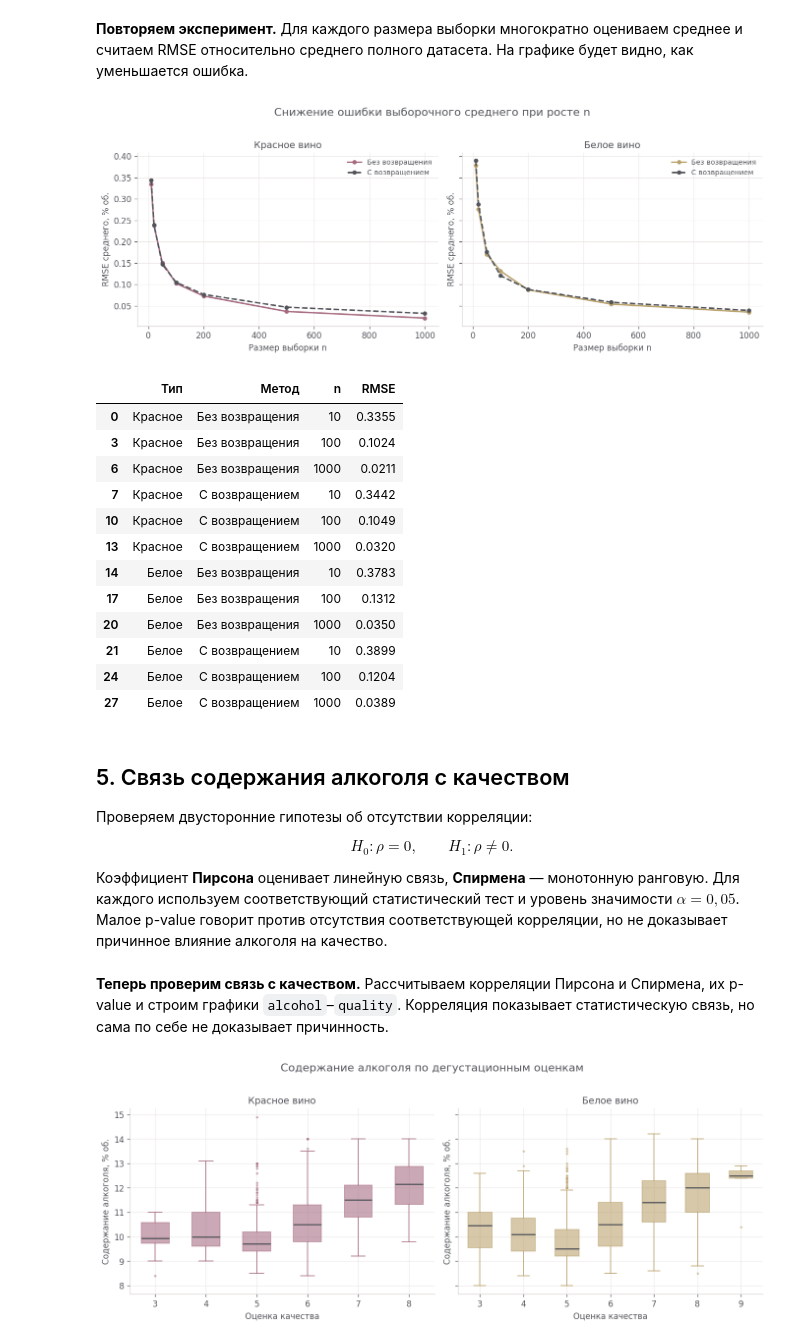
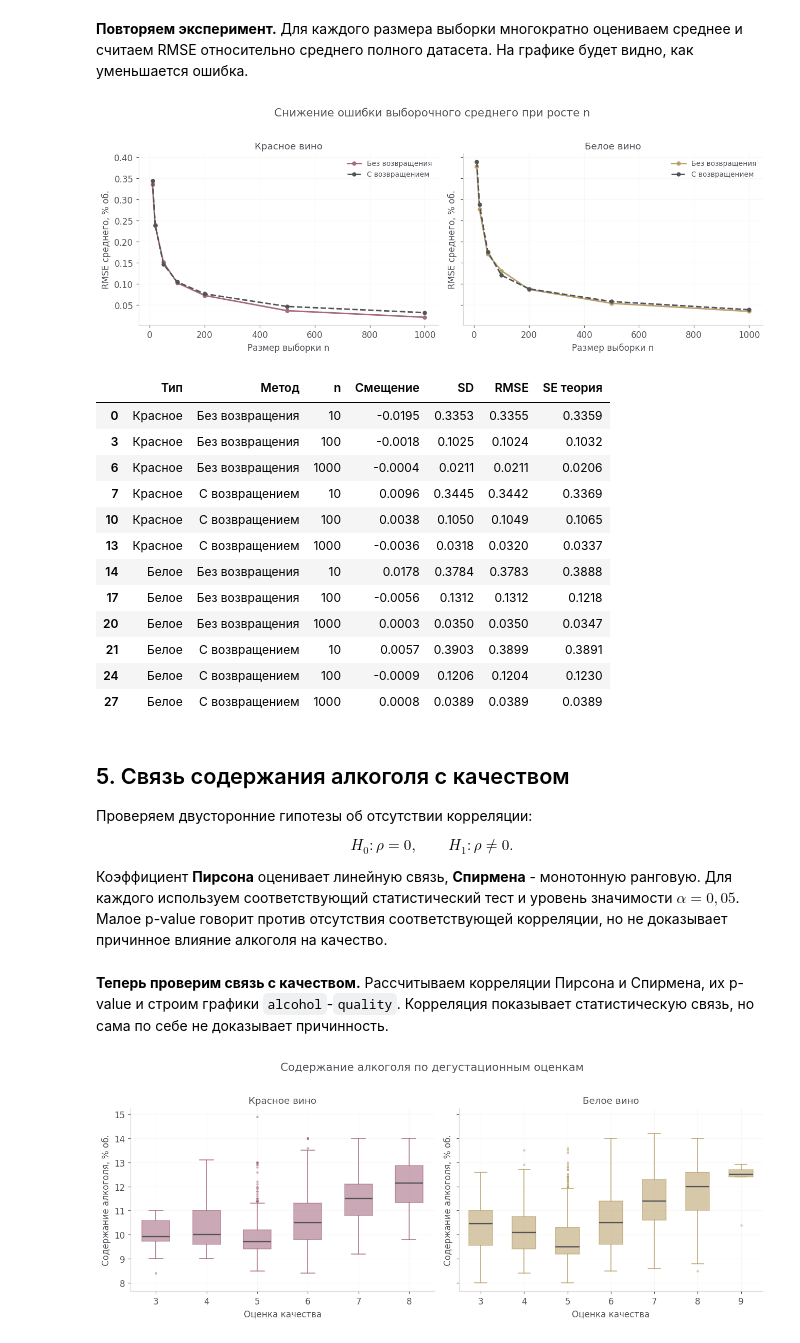
Before and after one commit to fireflys07/Wine-statistics-ICH-CTiD, a Jupyter notebook: notebooks/sprint1/02_alcohol.ipynb, the cells around one changed output. Cells and saved outputs as stored; diff of their text form; code cells hidden in the pictures.

```diff
--- a/notebooks/sprint1/02_alcohol.ipynb
+++ b/notebooks/sprint1/02_alcohol.ipynb
@@ -26,7 +26,7 @@ from scipy import stats
 from pathlib import Path
 from IPython.display import display
 
-# Единая палитра: пыльная роза для красного вина, тёплое золото для белого💅🏻₊ ⊹
+# Единая палитра: пыльная роза для красного вина, тёплое золото для белого
 PINK, GOLD, DARK = '#A66A80', '#B9A16B', '#52545A'
 GRID, LIGHT = '#E9E5E3', '#F8F6F5'
 plt.rcParams.update({
@@ -48,19 +48,17 @@ def finish(fig, title):
     fig.tight_layout()
     plt.show()
 
-# Загружаем CSV.
-if not (Path('winequality-red.csv').exists() and Path('winequality-white.csv').exists()):
-    try:
-        from google.colab import files
-        print('Загрузите winequality-red.csv и winequality-white.csv')
-        files.upload()
-    except ImportError:
-        raise FileNotFoundError('Поместите оба CSV рядом с ноутбуком.')
-
-red = pd.read_csv('winequality-red.csv', sep=';')
-white = pd.read_csv('winequality-white.csv', sep=';')
+from pathlib import Path
+import sys
+ROOT = next(p for p in (Path.cwd(), *Path.cwd().parents) if (p / 'pyproject.toml').is_file())
+sys.path.insert(0, str(ROOT / 'src'))
+from wine_stats.data import load_wines
+from wine_stats.plotting import use_style
+use_style()
+loaded = load_wines(ROOT / 'data/raw')
+red = loaded.loc[loaded.wine_type.eq('red')].drop(columns='wine_type').copy()
+white = loaded.loc[loaded.wine_type.eq('white')].drop(columns='wine_type').copy()
 assert red.shape == (1599, 12) and white.shape == (4898, 12)
-for name, df in [('Красное', red), ('Белое', white)]:
-    print(f'{name}: {len(df)} наблюдений, пропусков {df.isna().sum().sum()}, '
-          f'полных дубликатов {df.duplicated().sum()}')
+for name, frame in [('Красное', red), ('Белое', white)]:
+    print(name, len(frame), 'пропуски:', frame.isna().sum().sum(), 'повторы:', frame.duplicated().sum())
 # %% [output]
@@ -168,7 +166,7 @@ for name, df in [('Красное', red), ('Белое', white)]:
         # Параметры подгоняем отдельно для каждого типа вина.
         kw = {'floc': 0} if label != 'Нормальное' else {}
         params = dist.fit(x, **kw)
-        aic = 2 * len(params) - 2 * np.sum(dist.logpdf(x, *params))
+        aic = 2 * 2 - 2 * np.sum(dist.logpdf(x, *params))
         rows.append((name, label, aic))
 aic_df = pd.DataFrame(rows, columns=['Тип вина', 'Распределение', 'AIC'])
 display(aic_df.pivot(index='Распределение', columns='Тип вина', values='AIC').round(2))
@@ -201,7 +199,7 @@ for name, df in [('Красное', red), ('Белое', white)]:
     x = df.alcohol.to_numpy()
     variants = {
         'Исходные': x,
-        'Min–Max': (x - x.min()) / (x.max() - x.min()),
+        'Min-Max': (x - x.min()) / (x.max() - x.min()),
         'Z-score': (x - x.mean()) / x.std(ddof=1)
     }
     for method, values in variants.items():
@@ -239,9 +237,9 @@ for name, df in [('Красное', red), ('Белое', white)]:
     for replace, label in [(False, 'Без возвращения'), (True, 'С возвращением')]:
         sample = rng.choice(x, size=100, replace=replace)
         rows.append((name, label, len(x), len(sample), x.mean(),
-                     sample.mean(), sample.var(ddof=1), np.median(sample)))
+                     sample.mean(), x.var(ddof=0), sample.var(ddof=1), np.median(x), np.median(sample)))
 display(pd.DataFrame(rows, columns=[
     'Тип вина', 'Метод', 'N', 'n', 'Среднее генеральной',
-    'Среднее выборки', 'Дисперсия выборки', 'Медиана'
+    'Среднее выборки', 'Дисперсия генеральной', 'Дисперсия выборки', 'Медиана генеральной', 'Медиана выборки'
 ]).round(4))
 # %% [output]
@@ -257,48 +255,49 @@ sizes = np.array([10, 20, 50, 100, 200, 500, 1000])
 B = 400  # число повторных выборок для каждого размера
 fig, axs = plt.subplots(1, 2, figsize=(12, 4.4), sharey=True)
 rows = []
 for ax, (name, df, color) in zip(axs, [
     ('Красное', red, PINK), ('Белое', white, GOLD)
 ]):
     x = df.alcohol.to_numpy()
     mu = x.mean()  # известное среднее нашей условной генеральной совокупности
     for replace, label, style in [
         (False, 'Без возвращения', '-'), (True, 'С возвращением', '--')
     ]:
         rmse = []
         for size in sizes:
             estimates = np.array([
                 rng.choice(x, size=size, replace=replace).mean()
                 for _ in range(B)
             ])
             error = np.sqrt(np.mean((estimates - mu) ** 2))
             rmse.append(error)
-            rows.append((name, label, size, error))
+            se = np.sqrt(x.var(ddof=0) / size * (1 if replace else (len(x)-size)/(len(x)-1)))
+            rows.append((name, label, size, estimates.mean()-mu, estimates.std(ddof=1), error, se))
         ax.plot(sizes, rmse, style, marker='o', markersize=4.5,
                 linewidth=1.9, color=color if not replace else DARK,
                 label=label)
     ax.set(title=f'{name} вино', xlabel='Размер выборки n',
            ylabel='RMSE среднего, % об.')
     ax.legend(frameon=False, fontsize=9)
     ax.set_axisbelow(True)
 finish(fig, 'Снижение ошибки выборочного среднего при росте n')
-consistency = pd.DataFrame(rows, columns=['Тип', 'Метод', 'n', 'RMSE'])
+consistency = pd.DataFrame(rows, columns=['Тип', 'Метод', 'n', 'Смещение', 'SD', 'RMSE', 'SE теория'])
 display(consistency[consistency.n.isin([10, 100, 1000])].round(4))
 # %% [output]
 [figure]
-|  | Тип | Метод | n | RMSE |
-| 0 | Красное | Без возвращения | 10 | 0.3355 |
-| 3 | Красное | Без возвращения | 100 | 0.1024 |
-| 6 | Красное | Без возвращения | 1000 | 0.0211 |
-| 7 | Красное | С возвращением | 10 | 0.3442 |
-| 10 | Красное | С возвращением | 100 | 0.1049 |
-| 13 | Красное | С возвращением | 1000 | 0.0320 |
-| 14 | Белое | Без возвращения | 10 | 0.3783 |
-| 17 | Белое | Без возвращения | 100 | 0.1312 |
-| 20 | Белое | Без возвращения | 1000 | 0.0350 |
-| 21 | Белое | С возвращением | 10 | 0.3899 |
-| 24 | Белое | С возвращением | 100 | 0.1204 |
-| 27 | Белое | С возвращением | 1000 | 0.0389 |
+|  | Тип | Метод | n | Смещение | SD | RMSE | SE теория |
+| 0 | Красное | Без возвращения | 10 | -0.0195 | 0.3353 | 0.3355 | 0.3359 |
+| 3 | Красное | Без возвращения | 100 | -0.0018 | 0.1025 | 0.1024 | 0.1032 |
+| 6 | Красное | Без возвращения | 1000 | -0.0004 | 0.0211 | 0.0211 | 0.0206 |
+| 7 | Красное | С возвращением | 10 | 0.0096 | 0.3445 | 0.3442 | 0.3369 |
+| 10 | Красное | С возвращением | 100 | 0.0038 | 0.1050 | 0.1049 | 0.1065 |
+| 13 | Красное | С возвращением | 1000 | -0.0036 | 0.0318 | 0.0320 | 0.0337 |
+| 14 | Белое | Без возвращения | 10 | 0.0178 | 0.3784 | 0.3783 | 0.3888 |
+| 17 | Белое | Без возвращения | 100 | -0.0056 | 0.1312 | 0.1312 | 0.1218 |
+| 20 | Белое | Без возвращения | 1000 | 0.0003 | 0.0350 | 0.0350 | 0.0347 |
+| 21 | Белое | С возвращением | 10 | 0.0057 | 0.3903 | 0.3899 | 0.3891 |
+| 24 | Белое | С возвращением | 100 | -0.0009 | 0.1206 | 0.1204 | 0.1230 |
+| 27 | Белое | С возвращением | 1000 | 0.0008 | 0.0389 | 0.0389 | 0.0389 |
 # %% [markdown]
 ## 5. Связь содержания алкоголя с качеством
 
@@ -306,9 +305,9 @@ display(consistency[consistency.n.isin([10, 100, 1000])].round(4))
 
 $$H_0:\rho=0,\qquad H_1:\rho\ne0.$$
 
-Коэффициент **Пирсона** оценивает линейную связь, **Спирмена** — монотонную ранговую. Для каждого используем соответствующий статистический тест и уровень значимости $\alpha=0{,}05$. Малое p-value говорит против отсутствия соответствующей корреляции, но не доказывает причинное влияние алкоголя на качество.
+Коэффициент **Пирсона** оценивает линейную связь, **Спирмена** - монотонную ранговую. Для каждого используем соответствующий статистический тест и уровень значимости $\alpha=0{,}05$. Малое p-value говорит против отсутствия соответствующей корреляции, но не доказывает причинное влияние алкоголя на качество.
 # %% [markdown]
-**Теперь проверим связь с качеством.** Рассчитываем корреляции Пирсона и Спирмена, их p-value и строим графики `alcohol`–`quality`. Корреляция показывает статистическую связь, но сама по себе не доказывает причинность.
+**Теперь проверим связь с качеством.** Рассчитываем корреляции Пирсона и Спирмена, их p-value и строим графики `alcohol`-`quality`. Корреляция показывает статистическую связь, но сама по себе не доказывает причинность.
 # %%
 # Считаем две корреляции: линейную (Пирсон) и ранговую (Спирмен).
 rows = []
```
Also changed, not shown: parts of 15 cells of this notebook, 39 other files.
